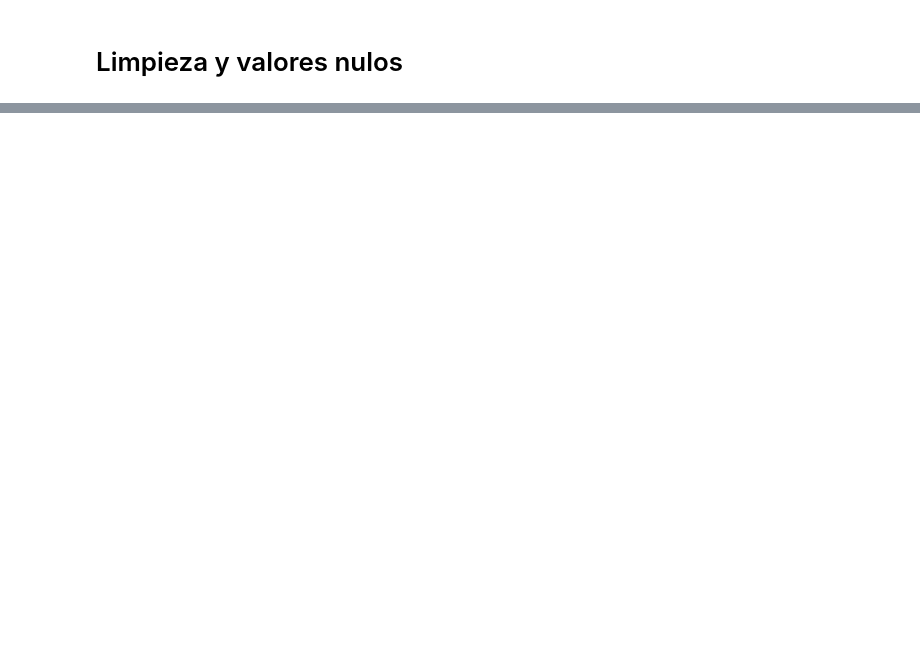
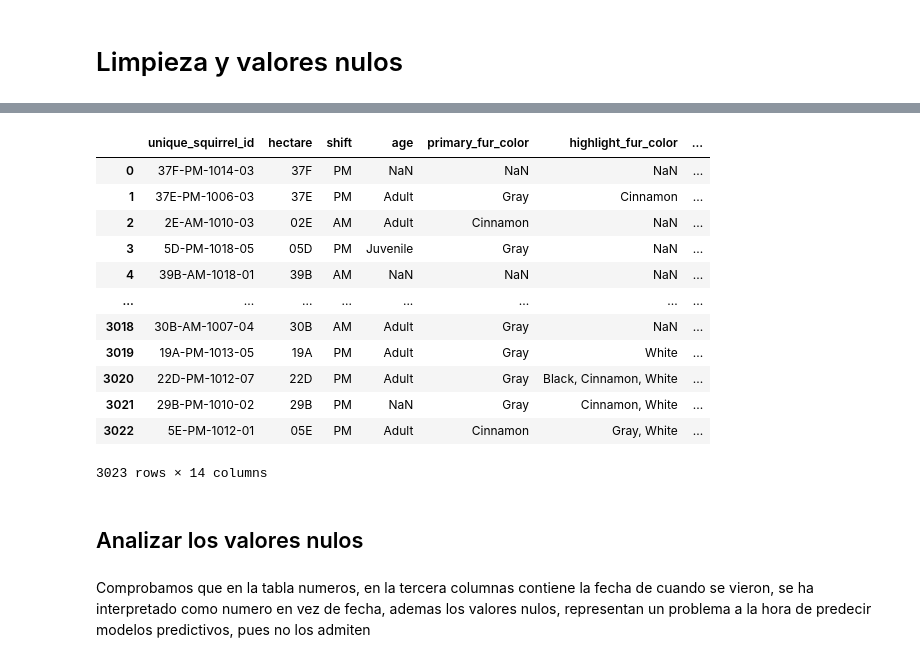
Before and after one commit to rusgar/Ardillas, a Jupyter notebook: Untitled.ipynb, the cells around one changed output, grey strips where cells are left out. Saved outputs shown, nothing was run; the diff lists cells and outputs as text; code cells hidden in the pictures; blank space fills up the shorter version.

Commit message:
Analizando datos nulos

```diff
--- a/Untitled.ipynb
+++ b/Untitled.ipynb
@@ -107,0 +205,20 @@ memory usage: 581.7+ KB
+# %%
+df_ardilla_cat
+# %% [output]
+|  | unique_squirrel_id | hectare | shift | age | primary_fur_color | highlight_fur_color | ... |
+| 0 | 37F-PM-1014-03 | 37F | PM | NaN | NaN | NaN | ... |
+| 1 | 37E-PM-1006-03 | 37E | PM | Adult | Gray | Cinnamon | ... |
+| 2 | 2E-AM-1010-03 | 02E | AM | Adult | Cinnamon | NaN | ... |
+| 3 | 5D-PM-1018-05 | 05D | PM | Juvenile | Gray | NaN | ... |
+| 4 | 39B-AM-1018-01 | 39B | AM | NaN | NaN | NaN | ... |
+| ... | ... | ... | ... | ... | ... | ... | ... |
+| 3018 | 30B-AM-1007-04 | 30B | AM | Adult | Gray | NaN | ... |
+| 3019 | 19A-PM-1013-05 | 19A | PM | Adult | Gray | White | ... |
+| 3020 | 22D-PM-1012-07 | 22D | PM | Adult | Gray | Black, Cinnamon, White | ... |
+| 3021 | 29B-PM-1010-02 | 29B | PM | NaN | Gray | Cinnamon, White | ... |
+| 3022 | 5E-PM-1012-01 | 05E | PM | Adult | Cinnamon | Gray, White | ... |
+3023 rows × 14 columns
+# %% [markdown]
+## Analizar los valores nulos
+# %% [markdown]
+Comprobamos que en la tabla numeros, en la tercera columnas contiene la fecha de cuando se vieron, se ha interpretado como numero en vez de fecha, ademas los valores nulos, representan un problema a la hora de predecir modelos predictivos, pues no los admiten
```
Also changed, not shown: parts of 16 cells of this notebook.
